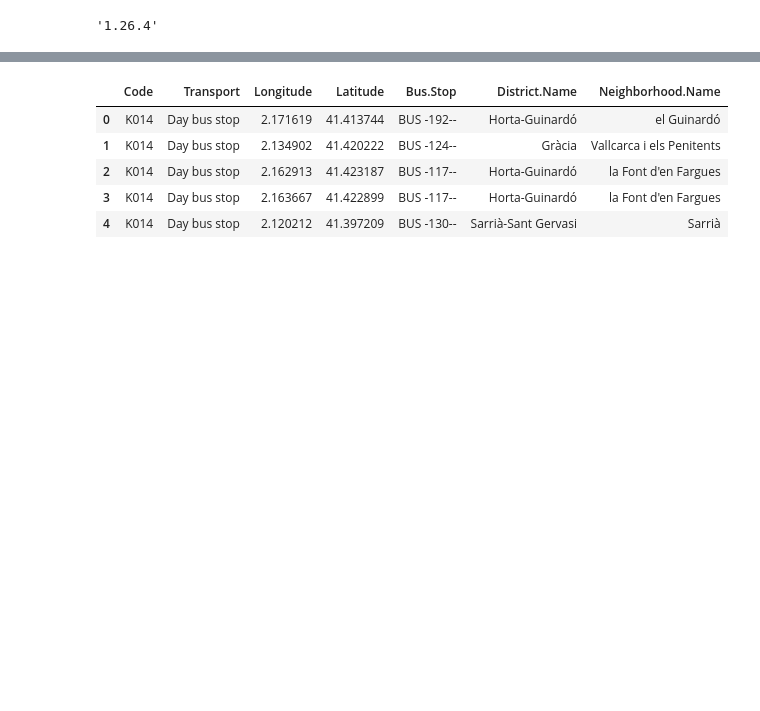
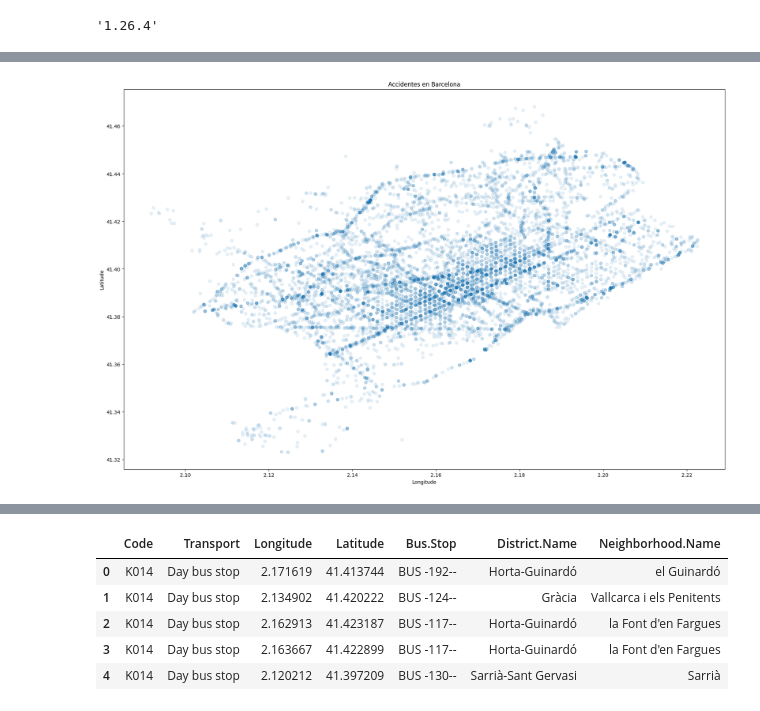
Before and after one commit to n1colasf/Obligatorio-BD, a Jupyter notebook: analisis/parte1a_analisis_datos.ipynb, the cells around one changed output, grey strips where cells are left out. Drawn from its saved outputs; the diff is of its cells as text; code cells hidden in the pictures; blank space fills up the shorter version.

Commit message:
analisis de dataset accidentes

```diff
--- a/analisis/parte1a_analisis_datos.ipynb
+++ b/analisis/parte1a_analisis_datos.ipynb
@@ -43,0 +145,3 @@ df_accidents.head()
+# %%
+# Eliminar las filas que contengan como valor 'Unknown' en la columna 'District Name' o 'Neighborhood Name'
+df_accidents = df_accidents[(df_accidents['District Name'] != 'Unknown') & (df_accidents['Neighborhood Name'] != 'Unknown')]
@@ -43,0 +227,10 @@ df_accidents.head()
+# %%
+# Plotear con pyplot de matplotlib
+plt.figure(figsize=(22,14))
+plt.scatter(df_accidents['Longitude'], df_accidents['Latitude'], alpha=0.1)
+plt.title('Accidentes en Barcelona')
+plt.xlabel('Longitude')
+plt.ylabel('Latitude')
+plt.show()
+# %% [output]
+[figure, added]
```
Also changed, not shown: parts of 38 cells of this notebook, 2 other files.
